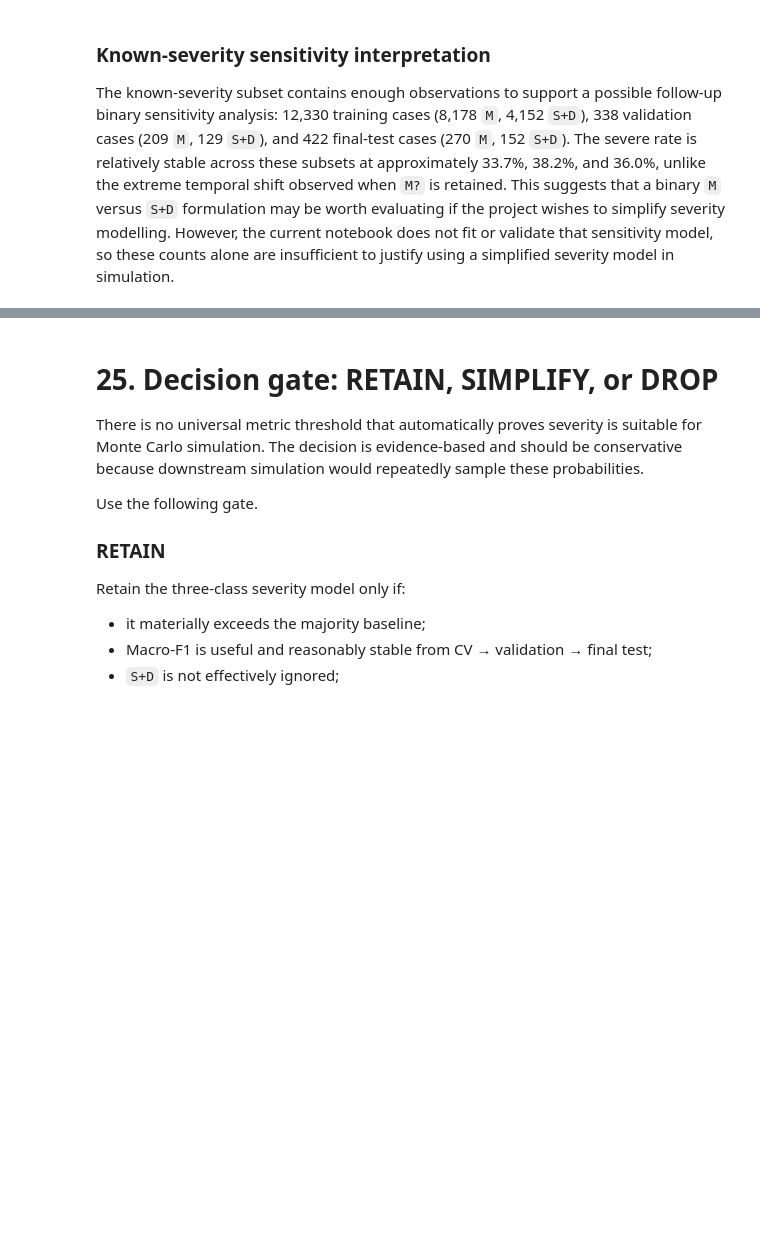
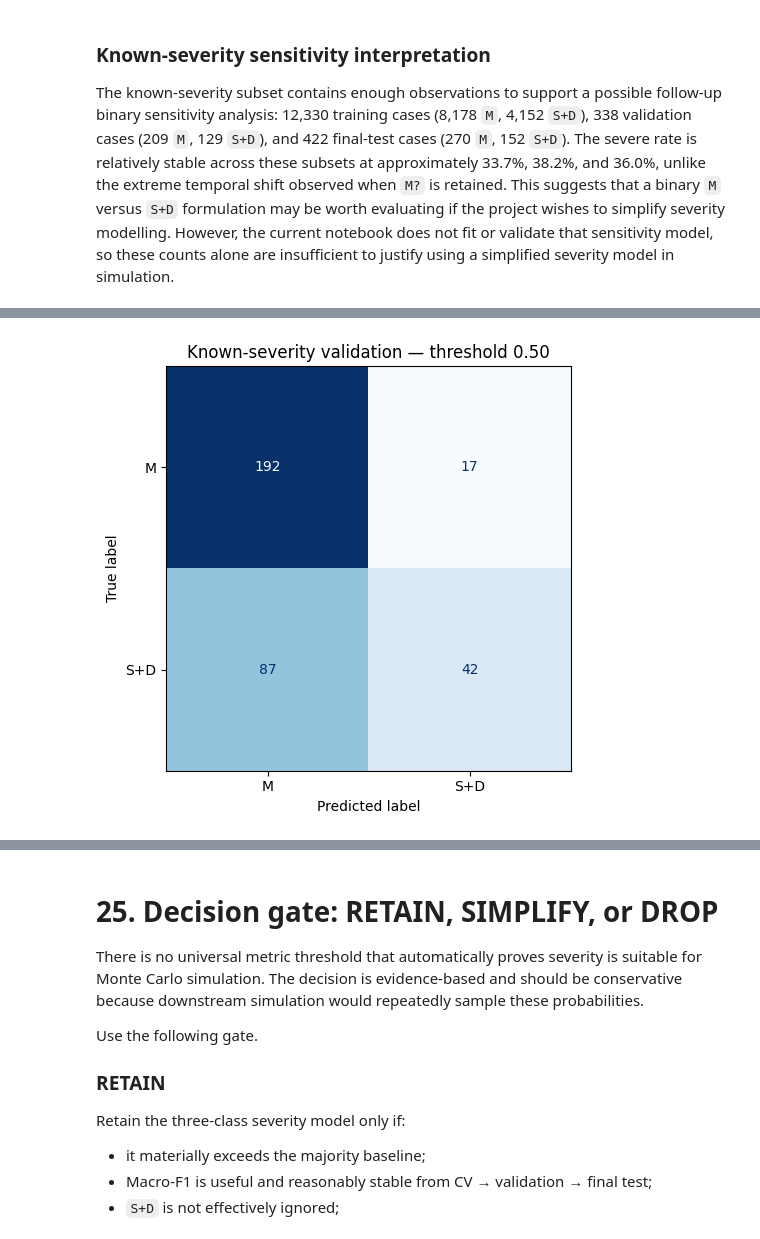
Before and after one commit to Gdfhf/faa-wildlife-strike-damage-analysis, a Jupyter notebook: notebooks/07_severity_modelling_reconsolidated.ipynb, the cells around one changed output, grey strips where cells are left out. Cells and saved outputs as stored; diff of their text form; code cells hidden in the pictures; blank space fills up the shorter version.

```diff
--- a/notebooks/07_severity_modelling_reconsolidated.ipynb
+++ b/notebooks/07_severity_modelling_reconsolidated.ipynb
@@ -1876,0 +2611,80 @@ The known-severity subset contains enough observations to support a possible fol
+# %%
+known_selected_info = known_fitted_candidates[
+    KNOWN_SELECTED_CANDIDATE
+]
+
+known_selected_pipeline = known_selected_info[
+    "pipeline"
+]
+known_selected_features = known_selected_info[
+    "features"
+]
+
+known_val_prob = known_selected_info[
+    "validation_probabilities"
+]
+
+
+# Default 0.50 confusion matrix
+known_val_pred_050 = (
+    known_val_prob >= 0.50
+).astype(int)
+
+fig, ax = plt.subplots(figsize=(6, 5))
+
+ConfusionMatrixDisplay.from_predictions(
+    y_known_validation,
+    known_val_pred_050,
+    display_labels=["M", "S+D"],
+    cmap="Blues",
+    colorbar=False,
+    ax=ax,
+)
+
+ax.set_title(
+    "Known-severity validation — threshold 0.50"
+)
+
+plt.tight_layout()
+plt.show()
+
+
+# Threshold exploration
+threshold_rows = []
+
+for threshold in np.arange(
+    0.10,
+    0.91,
+    0.05,
+):
+    metrics = evaluate_binary_severity(
+        y_known_validation,
+        known_val_prob,
+        threshold=float(threshold),
+    )
+
+    threshold_rows.append(metrics)
+
+known_threshold_results = pd.DataFrame(
+    threshold_rows
+)
+
+display(
+    known_threshold_results[
+        [
+            "threshold",
+            "precision",
+            "recall",
+            "f1",
+            "balanced_accuracy",
+        ]
+    ].round(4)
+)
+
+known_threshold_results.to_csv(
+    OUTPUT_DIR
+    / "known_severity_binary_threshold_exploration.csv",
+    index=False,
+)
+# %% [output]
+[figure, added]
```
Also changed, not shown: parts of 38 cells of this notebook, 9 other files.
